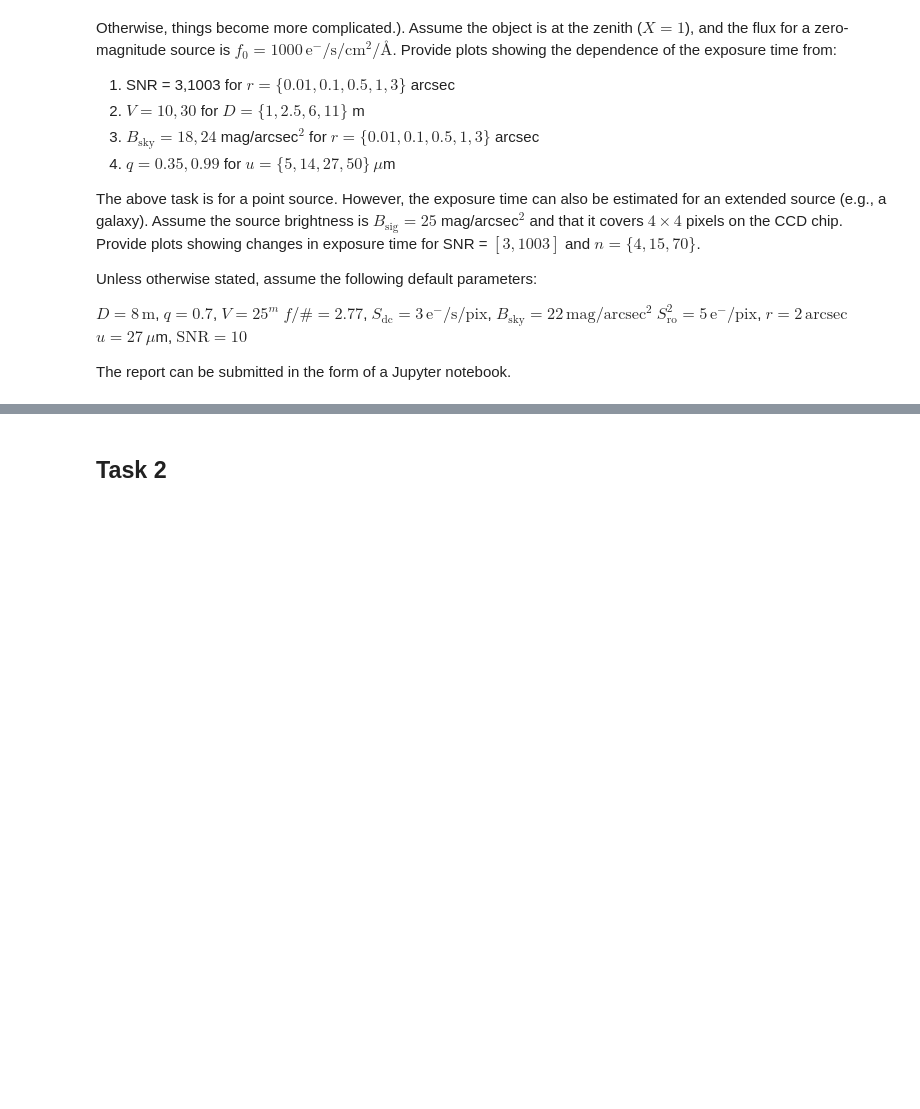
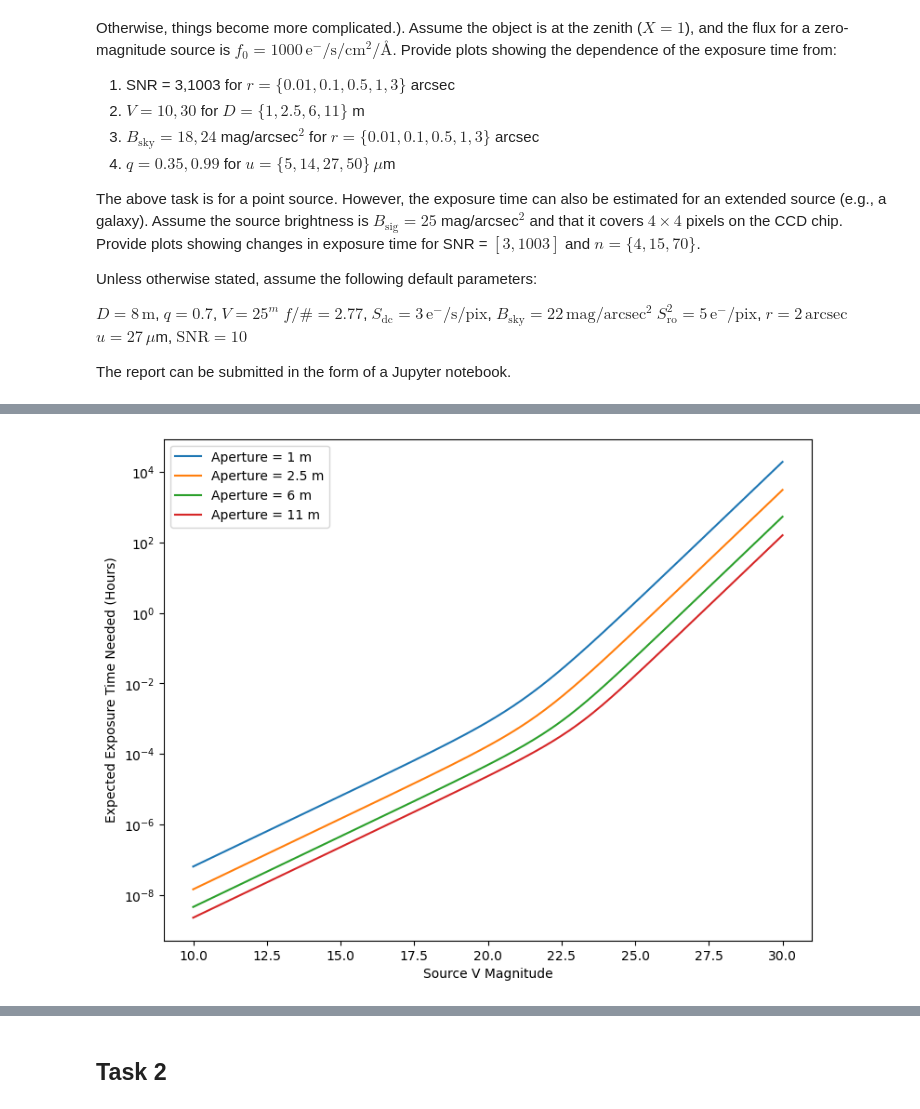
Before and after one commit to tcaba2/DataReduction2024, a Jupyter notebook: HomeWork_3/ExposureTime.ipynb, the cells around one changed output, grey strips where cells are left out. Cells and saved outputs as stored; diff of their text form; code cells hidden in the pictures; blank space fills up the shorter version.

```diff
--- a/HomeWork_3/ExposureTime.ipynb
+++ b/HomeWork_3/ExposureTime.ipynb
@@ -142,0 +169,24 @@ plot_exposure_vs_quantum_efficiency()
+# %%
+times = []
+
+Vs = np.linspace(10, 30, 200)
+D_array = [1, 2.5, 6, 11]
+
+for D in D_array:
+    time_array = exposure_time(source_mag=Vs, aperture=D)
+    times.append(time_array)
+
+plt.figure(figsize=(9,7))
+
+for D, time_array in zip(D_array, times):
+    plt.plot(Vs, time_array/3600, label=f'Aperture = {D} m')
+
+plt.xlabel('Source V Magnitude')
+plt.ylabel('Expected Exposure Time Needed (Hours)')
+
+plt.yscale('log')
+
+plt.legend()
+plt.show()
+# %% [output]
+[figure, added]
```
Also changed, not shown: parts of 10 cells of this notebook.
